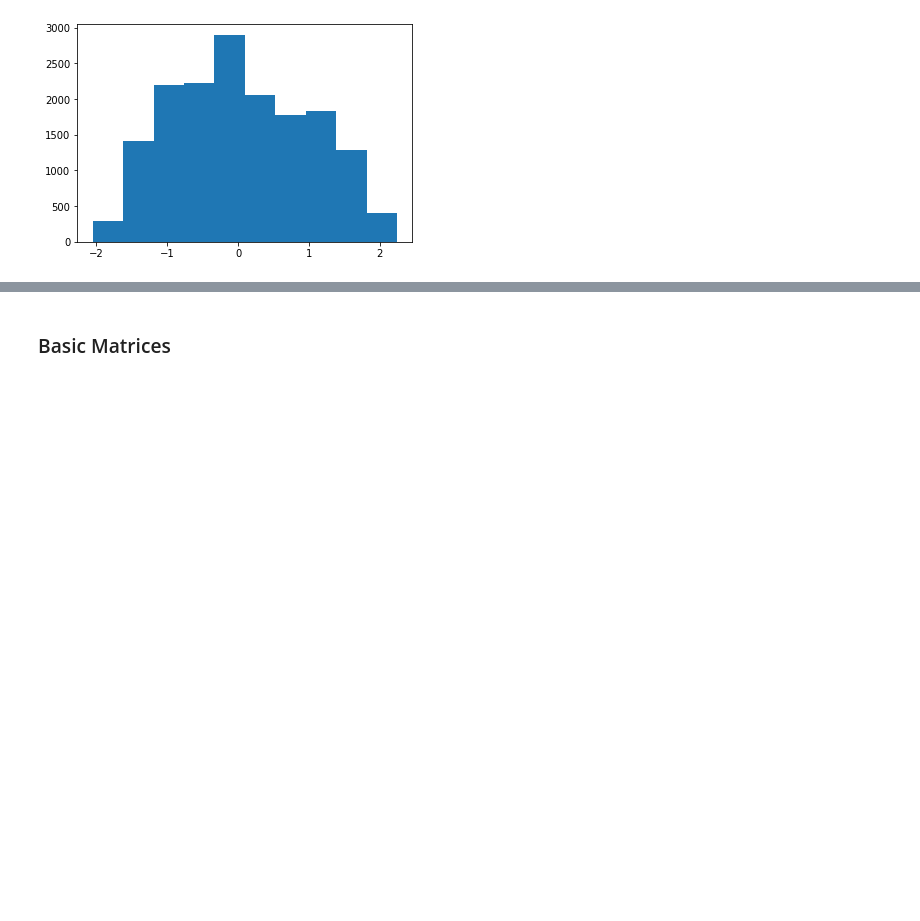
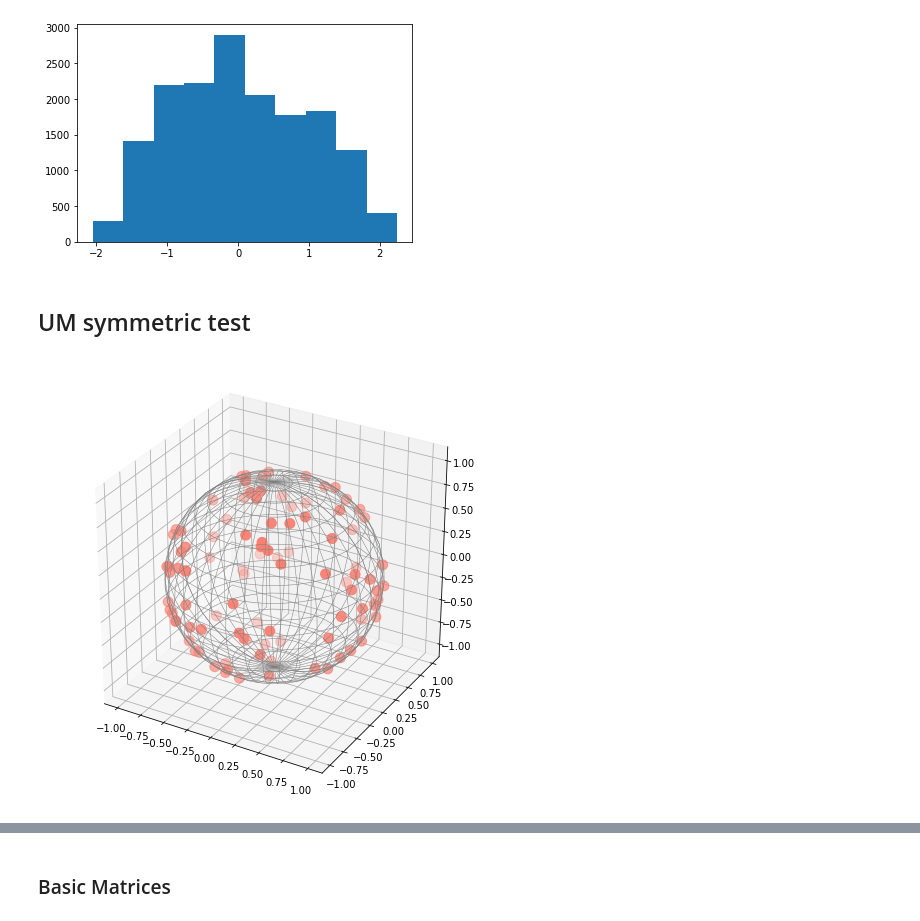
Before and after one commit to lizzij/Turbulence, a Jupyter notebook: Rot-UM/anistropic.ipynb, the cells around one changed output, grey strips where cells are left out. Drawn from its saved outputs; the diff is of its cells as text; code cells hidden in the pictures; blank space fills up the shorter version.

```diff
--- a/Rot-UM/anistropic.ipynb
+++ b/Rot-UM/anistropic.ipynb
@@ -399,3 +364,30 @@ plt.hist(xx_out[0,direc].cpu().data.numpy().flatten())
          2.2463593 ], dtype=float32),
  <a list of 10 Patch objects>)
 [figure]
+# %% [markdown]
+## UM symmetric test
+# %%
+def sample_spherical(npoints, ndim=3):
+    vec = np.random.randn(ndim, npoints)
+    vec /= np.linalg.norm(vec, axis=0)
+    return vec
+# %%
+from mpl_toolkits.mplot3d import axes3d
+
+phi = np.linspace(0, np.pi, 20)
+theta = np.linspace(0, 2 * np.pi, 40)
+x = np.outer(np.sin(theta), np.cos(phi))
+y = np.outer(np.sin(theta), np.sin(phi))
+z = np.outer(np.cos(theta), np.ones_like(phi))
+
+xi, yi, zi = sample_spherical(100)
+
+fig = plt.figure(figsize=plt.figaspect(1)*2) #Adjusts the aspect ratio and enlarges the figure (text does not enlarge)
+ax = fig.gca(projection='3d')
+ax.plot_wireframe(x, y, z, colors='gray', linewidths=0.5, rstride=1, cstride=1)
+ax.scatter(xi, yi, zi, s=100, c='salmon', zorder=10)
+
+plt.show()
+# fig.savefig(img_direc + '/sample_spherical', bbox_inches='tight')
+# %% [output]
+[figure, added]
```
Also changed, not shown: parts of 16 cells of this notebook, 7 other files.
